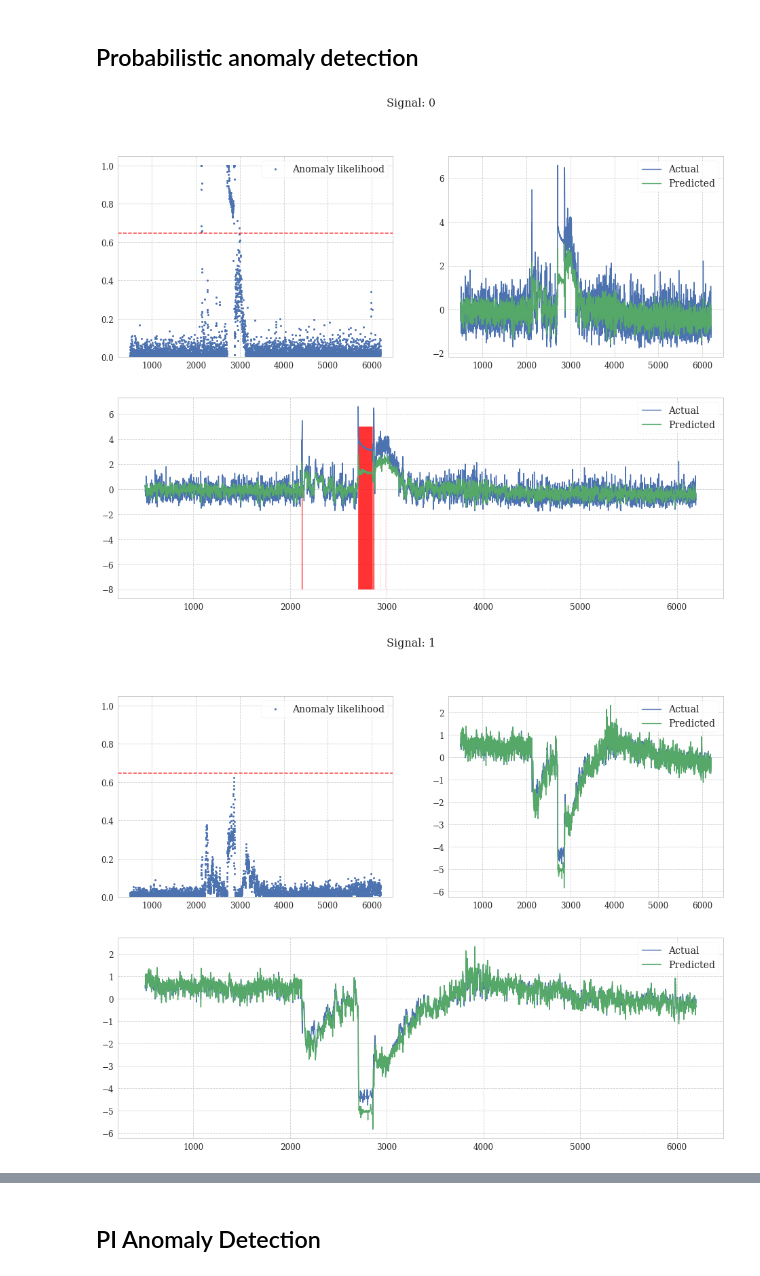
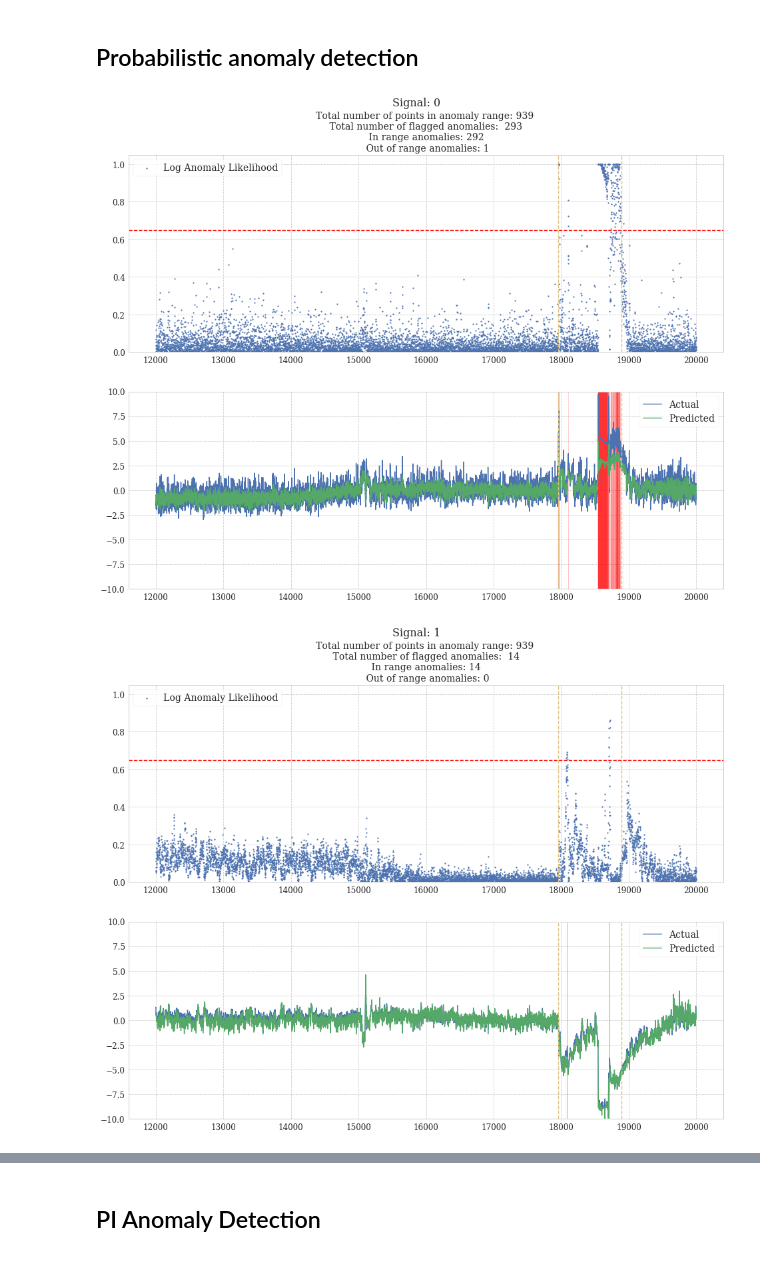
Before and after one commit to hreiten/master-thesis, a Jupyter notebook: src/anomaly-detection/anomaly_detection.ipynb, the cells around one changed output, grey strips where cells are left out. Saved outputs shown, nothing was run; the diff lists cells and outputs as text; code cells hidden in the pictures.

```diff
--- a/src/anomaly-detection/anomaly_detection.ipynb
+++ b/src/anomaly-detection/anomaly_detection.ipynb
@@ -132,24 +168,45 @@ def plot_probabilistic_anomalies(anomaly_likelihoods, signal = 0):
 
     x = np.linspace(START, END, (END - START))
 
-    positions = [221, 222, 212]
+    vline_min_index = np.argwhere(np.asarray(anomaly_indexes) > 0)[0][0]
+    vline_max_index = np.argwhere(np.asarray(anomaly_indexes) > 0)[-1][0]
+
+    num_points_in_anomaly_range = np.sum(anomaly_indexes[START:END])
+    predicted_anomalies = anomaly_likelihoods[START:END] > UPPER_ANOMALY_THRESHOLD
+    in_range_anomalies = anomaly_likelihoods[vline_min_index:vline_max_index] > UPPER_ANOMALY_THRESHOLD
+
+    positions = [211, 212]
+
     fig = plt.figure(figsize=(16, 12))
     fig.suptitle('Signal: {}'.format(signal), fontsize=16)
+
     axs = [fig.add_subplot(i) for i in positions]
-    axs[0].plot(x, anomaly_likelihoods[START:END], label="Anomaly likelihood", lw=0, marker='o', ms=3)
+
+    # col = ['#d73027' if anomaly_indexes[i] == True else '#4575b4' for i in range(START, END)]
+    axs[0].scatter(x, anomaly_likelihoods[START:END],s=5, linewidth=0, label = "Log Anomaly Likelihood")
     axs[0].axhline(y=UPPER_ANOMALY_THRESHOLD, color='r', linestyle='--')
     axs[0].set_ylim(0, 1.05)
+    axs[0].set_title('Total number of points in anomaly range: {num_points_in_anomaly_range} \n Total number of flagged anomalies:  {num_flagged} \n In range anomalies: {in_range_anomalies} \n Out of range anomalies: {out_of_range_anomalies}'.format(
+                num_points_in_anomaly_range = num_points_in_anomaly_range,
+                num_flagged = np.sum(predicted_anomalies),
+                in_range_anomalies = np.sum(in_range_anomalies),
+                out_of_range_anomalies = np.sum(predicted_anomalies) - np.sum(in_range_anomalies)
+            )
+        )
+    axs[0].axvline(vline_min_index, color='#dfc27d', linestyle='--')
+    axs[0].axvline(vline_max_index, color='#dfc27d', linestyle='--')
 
     axs[1].plot(x, y_pred[:,signal][START:END], label = "Actual")
-    axs[1].plot(x, y_hat[:,signal][START:END], label = "Predicted")
+    axs[1].plot(x, y_hat[:, signal][START:END], label = "Predicted")
+    axs[1].set_ylim(-10, 10)
 
-    axs[2].plot(x, y_pred[:,signal][START:END], label = "Actual")
-    axs[2].plot(x, y_hat[:, signal][START:END], label = "Predicted")
+    axs[1].axvline(vline_min_index, color='#dfc27d', linestyle='--')
+    axs[1].axvline(vline_max_index, color='#dfc27d', linestyle='--')
 
-    axs[2].fill_between(
+    axs[1].fill_between(
         x,
-        -8,
-        5,
+        -10,
+        10,
         where = (anomaly_likelihoods[START:END] > UPPER_ANOMALY_THRESHOLD),
         facecolor='red',
         interpolate=True,
@@ -190,36 +247,33 @@ x_pred = x_anomaly
 y_pred = y_anomaly
 
 y_hat = model.predict(x_pred)
-
-START = 500
-END = len(y_hat) - 1000
 
 log_likelihood = True
 NUM_AVERAGED_ANOMALY_SCORES = 6
 
 residuals = np.zeros(len(y_hat))
 anomaly_likelihoods = np.zeros(len(y_hat))
 
 def run():
     for signal in range(0, 3):
         res_dist = create_residual_distribution(signal = signal, plot = False)
         (mu, sigma) = getattr(stats, 'norm').fit(res_dist)
 
         for index in range(START, END):
             residual = y_hat[:,signal][index] - y_pred[:,signal][index]
             residuals[index] = residual
 
             anomaly_likelihoods[index] = calculate_anomaly_likelihood(
                 residuals = residuals[(index - NUM_AVERAGED_ANOMALY_SCORES): (index + 1)],
                 y = y_pred,
                 y_hat = y_hat,
                 mu = mu,
                 sigma = sigma
             )
 
         plot_probabilistic_anomalies(signal = signal, anomaly_likelihoods = anomaly_likelihoods)
 
 run()
 # %% [output]
-[figure, old version]
+[figure, new version]
-[figure, old version]
+[figure, new version]
```
Also changed, not shown: parts of 6 cells of this notebook, 1 other file.
